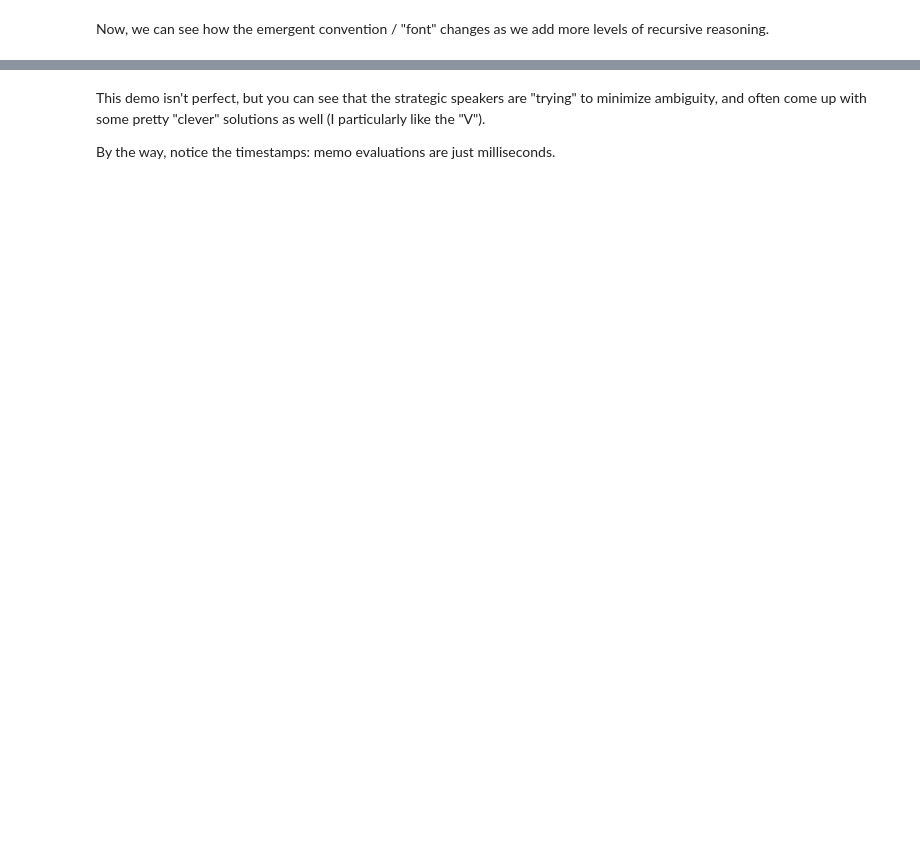
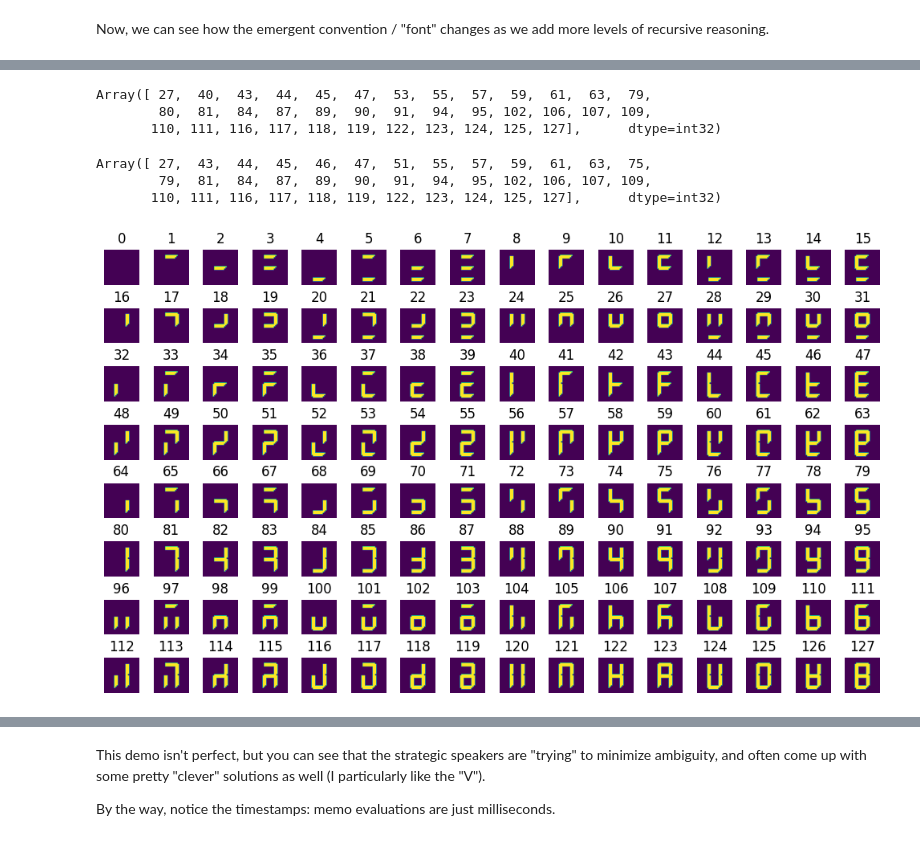
Before and after one commit to kach/memo, a Jupyter notebook: demo/demo-7segment.ipynb, the cells around one changed output, grey strips where cells are left out. Cells and saved outputs as stored; diff of their text form; code cells hidden in the pictures; blank space fills up the shorter version.

```diff
--- a/demo/demo-7segment.ipynb
+++ b/demo/demo-7segment.ipynb
@@ -484,0 +516,24 @@ Wall time: 18.8 ms
+# %%
+U_reduced
+# %% [output]
+Array([ 27,  40,  43,  44,  45,  47,  53,  55,  57,  59,  61,  63,  79,
+        80,  81,  84,  87,  89,  90,  91,  94,  95, 102, 106, 107, 109,
+       110, 111, 116, 117, 118, 119, 122, 123, 124, 125, 127],      dtype=int32)
+# %%
+U_reduced
+# %% [output]
+Array([ 27,  43,  44,  45,  46,  47,  51,  55,  57,  59,  61,  63,  75,
+        79,  81,  84,  87,  89,  90,  91,  94,  95, 102, 106, 107, 109,
+       110, 111, 116, 117, 118, 119, 122, 123, 124, 125, 127],      dtype=int32)
+# %%
+plt.figure(figsize=(10, 6))
+for i in range(128):
+    plt.subplot(8, 16, i + 1)
+    img = np.array(make_7seg(i))
+    plt.imshow(img)
+    import string
+    plt.title(i)
+    plt.axis("off")
+plt.tight_layout()
+# %% [output]
+[figure, added]
```
Also changed, not shown: parts of 21 cells of this notebook.
